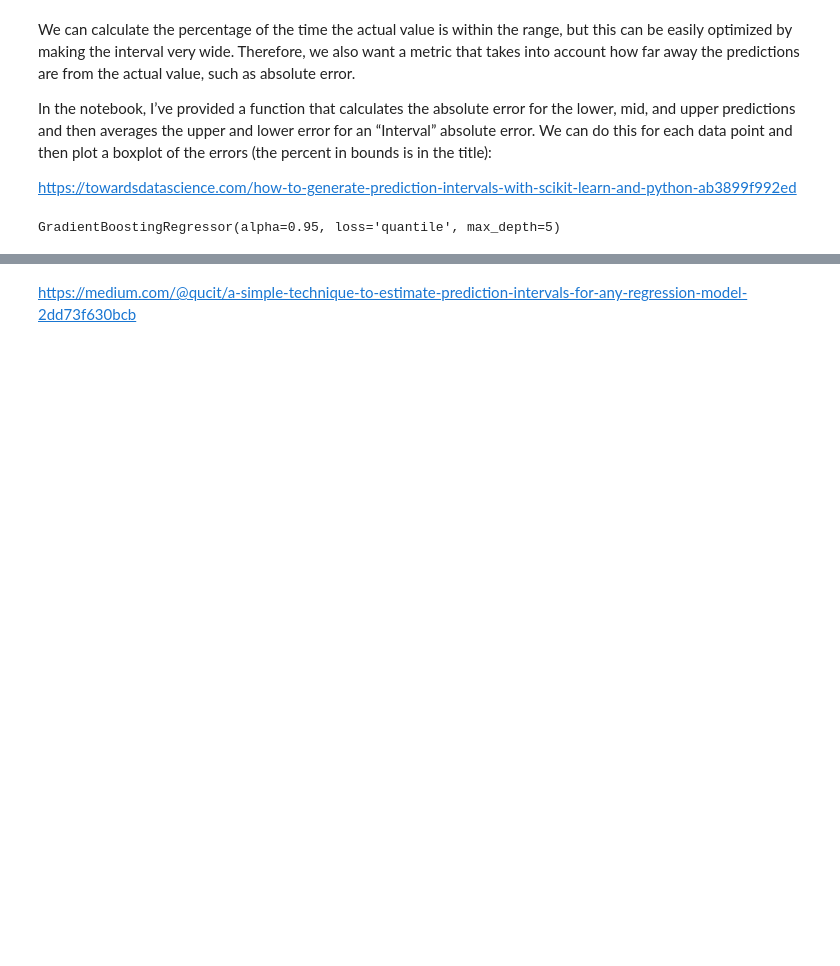
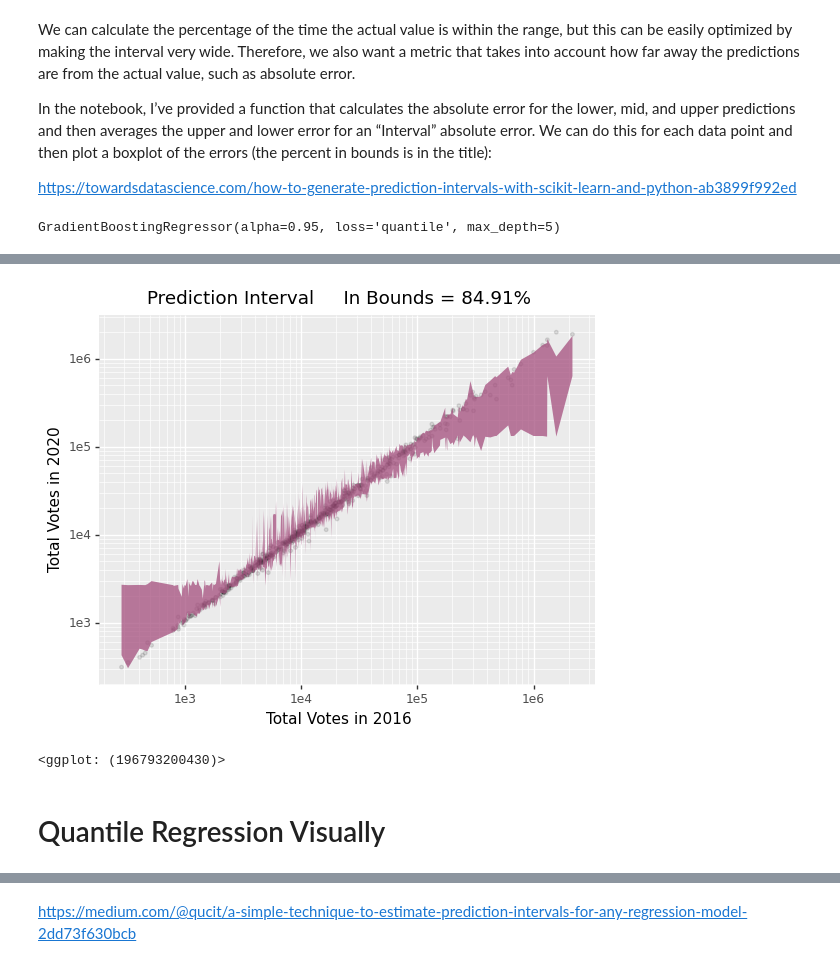
Before and after one commit to madelinekinnaird/washington-post-election-night-model, a Jupyter notebook: Modeling.ipynb, the cells around one changed output, grey strips where cells are left out. Saved outputs shown, nothing was run; the diff lists cells and outputs as text; code cells hidden in the pictures; blank space fills up the shorter version.

```diff
--- a/Modeling.ipynb
+++ b/Modeling.ipynb
@@ -225,0 +258,7 @@ geom_point : Removed 206 rows containing missing values.
+# %%
+plot_interval_trends(gbrPredictions)
+# %% [output]
+[figure, added]
+<ggplot: (196793200430)>
+# %% [markdown]
+# Quantile Regression Visually
```
Also changed, not shown: parts of 178 cells of this notebook.
